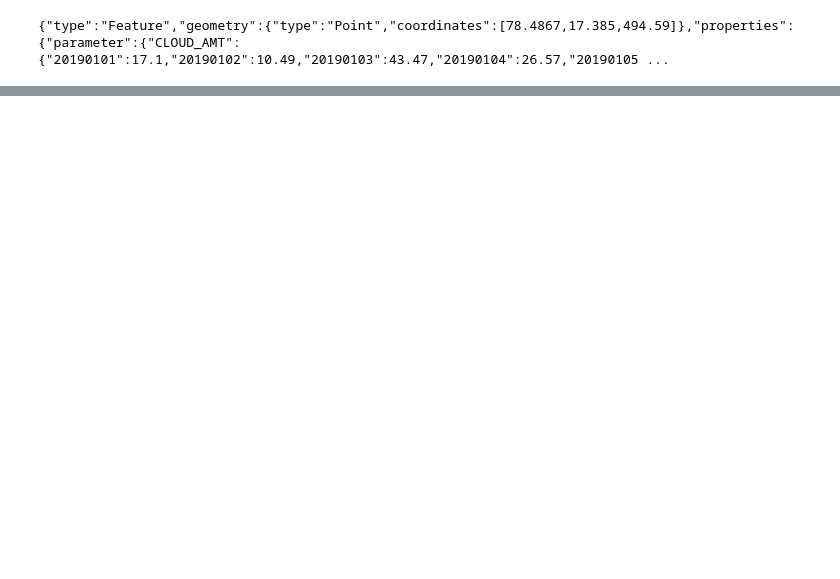
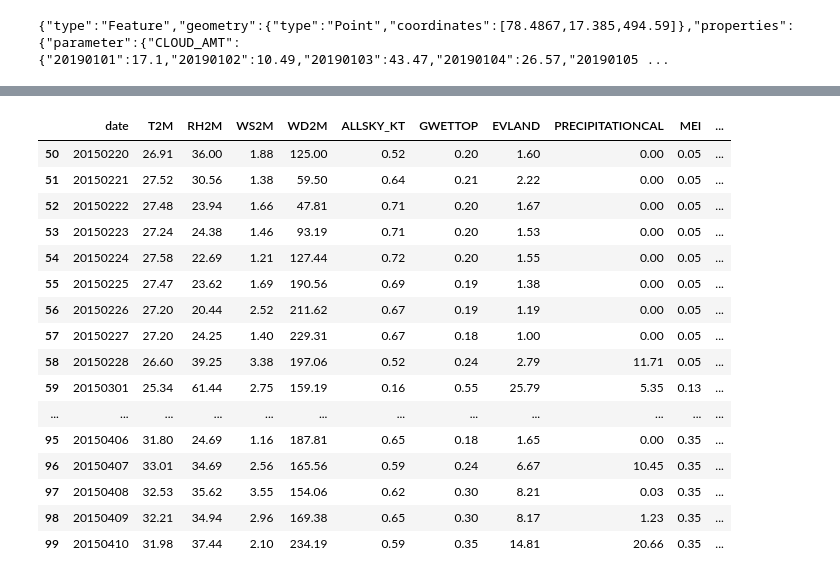
Before and after one commit to iamneo-production/76f71a5e-7025-46f4-aa25-4f15fefeced6, a Jupyter notebook: HeatWavePrecition.ipynb, the cells around one changed output, grey strips where cells are left out. Saved outputs shown, nothing was run; the diff lists cells and outputs as text; code cells hidden in the pictures; blank space fills up the shorter version.

Commit message:
Dataset for heatwave prediction created!

```diff
--- a/HeatWavePrecition.ipynb
+++ b/HeatWavePrecition.ipynb
@@ -74,0 +80,3 @@ df[50:100]
+# %%
+df = pd.read_csv(r'data\district_data\adilabad.csv')
+df
@@ -74,0 +97,2 @@ df[50:100]
+# %%
+df = df.merge(parse_MJO_data("data\world_data\MJO_data.txt"), on='date', how='left')
@@ -74,0 +113,4 @@ df[50:100]
+# %%
+x = df.date
+MEI_data = parse_MEI_data('data\world_data\MEI.txt')
+x.apply(lambda x: MEI_data.loc[str(x)[:4]][int(str(x)[4:6]) - 1])
@@ -74,0 +130,28 @@ df[50:100]
+# %%
+def create_datasets():
+    df = pd.read_csv(r'data\district_data\adilabad_nasa_data.csv')
+    MEI_data = parse_MEI_data('data\world_data\MEI.txt')
+    MJO_data = parse_MJO_data('data\world_data\MJO_data.txt')
+
+    df['MEI'] = df.date.apply(lambda x: MEI_data.loc[str(x)[:4]][int(str(x)[4:6]) - 1]) # Find the correspoding value based on the date and month.
+    temp = df.merge(MJO_data, on='date', how='left')
+    return temp
+create_datasets()
+# %% [output]
+|  | date | T2M | RH2M | WS2M | WD2M | ALLSKY_KT | GWETTOP | EVLAND | PRECIPITATIONCAL | MEI | ... |
+| 50 | 20150220 | 26.91 | 36.00 | 1.88 | 125.00 | 0.52 | 0.20 | 1.60 | 0.00 | 0.05 | ... |
+| 51 | 20150221 | 27.52 | 30.56 | 1.38 | 59.50 | 0.64 | 0.21 | 2.22 | 0.00 | 0.05 | ... |
+| 52 | 20150222 | 27.48 | 23.94 | 1.66 | 47.81 | 0.71 | 0.20 | 1.67 | 0.00 | 0.05 | ... |
+| 53 | 20150223 | 27.24 | 24.38 | 1.46 | 93.19 | 0.71 | 0.20 | 1.53 | 0.00 | 0.05 | ... |
+| 54 | 20150224 | 27.58 | 22.69 | 1.21 | 127.44 | 0.72 | 0.20 | 1.55 | 0.00 | 0.05 | ... |
+| 55 | 20150225 | 27.47 | 23.62 | 1.69 | 190.56 | 0.69 | 0.19 | 1.38 | 0.00 | 0.05 | ... |
+| 56 | 20150226 | 27.20 | 20.44 | 2.52 | 211.62 | 0.67 | 0.19 | 1.19 | 0.00 | 0.05 | ... |
+| 57 | 20150227 | 27.20 | 24.25 | 1.40 | 229.31 | 0.67 | 0.18 | 1.00 | 0.00 | 0.05 | ... |
+| 58 | 20150228 | 26.60 | 39.25 | 3.38 | 197.06 | 0.52 | 0.24 | 2.79 | 11.71 | 0.05 | ... |
+| 59 | 20150301 | 25.34 | 61.44 | 2.75 | 159.19 | 0.16 | 0.55 | 25.79 | 5.35 | 0.13 | ... |
+| ... | ... | ... | ... | ... | ... | ... | ... | ... | ... | ... | ... |
+| 95 | 20150406 | 31.80 | 24.69 | 1.16 | 187.81 | 0.65 | 0.18 | 1.65 | 0.00 | 0.35 | ... |
+| 96 | 20150407 | 33.01 | 34.69 | 2.56 | 165.56 | 0.59 | 0.24 | 6.67 | 10.45 | 0.35 | ... |
+| 97 | 20150408 | 32.53 | 35.62 | 3.55 | 154.06 | 0.62 | 0.30 | 8.21 | 0.03 | 0.35 | ... |
+| 98 | 20150409 | 32.21 | 34.94 | 2.96 | 169.38 | 0.65 | 0.30 | 8.17 | 1.23 | 0.35 | ... |
+| 99 | 20150410 | 31.98 | 37.44 | 2.10 | 234.19 | 0.59 | 0.35 | 14.81 | 20.66 | 0.35 | ... |
```
Also changed, not shown: parts of 9 cells of this notebook, 9 other files.
